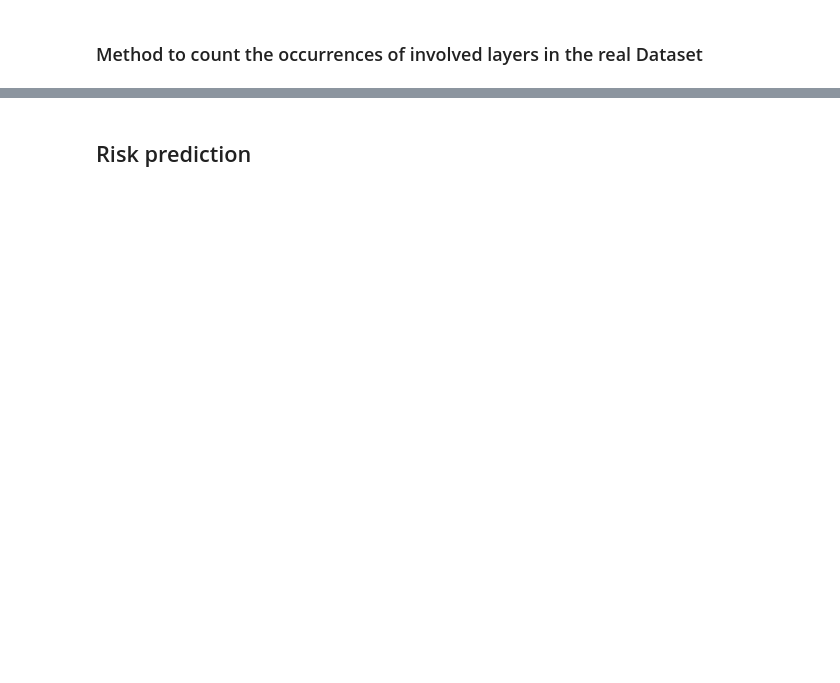
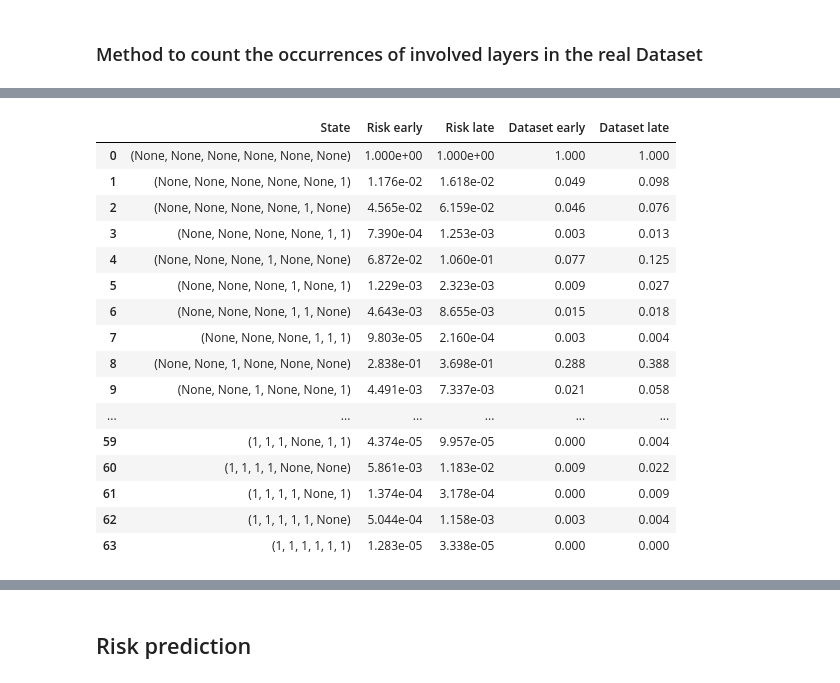
Before and after one commit to lfranceschetti/lymph_model_comparison, a Jupyter notebook: notebooks/analysis.ipynb, the cells around one changed output, grey strips where cells are left out. Saved outputs shown, nothing was run; the diff lists cells and outputs as text; code cells hidden in the pictures; blank space fills up the shorter version.

```diff
--- a/notebooks/analysis.ipynb
+++ b/notebooks/analysis.ipynb
@@ -41,7 +59,7 @@ Loading patients of early T-stage
 # %% [markdown]
 ## Analyse patients with p = 0
 # %%
-extended_systm.spread_probs = np.random.uniform(low=0., high=1., size=9)
+extended_systm.spread_probs = np.random.uniform(low=0., high=1., size=11)
 
 max_t=10
 t = np.arange(max_t + 1)
@@ -220,9 +220,5 @@ for meas in all_possible_measurements:
     exp = layer_involvement_expectation(meas, [(1.,1.), (0.63, 0.81), (0.86, 0.79), (0.63, 0.81)])
     stat = layer_involvement_statistical(meas, [(1.,1.), (0.63, 0.81), (0.86, 0.79), (0.63, 0.81)])
     hier = layer_involvement_hierarchical(meas, [(1.,1.), (0.63, 0.81), (0.86, 0.79), (0.63, 0.81)])
-    if(exp != stat):
-        print(meas, f"\t\t\t\texp={exp}   !=   stat={stat}")
-    if(hier != stat):
-        print(meas, f"\t\t\t\thier={hier}   !=   stat={stat}")
 # %% [output]
 0
@@ -273,24 +263,77 @@ def layer_occurence(df, t_stage=True):
 # %%
-def comparison_risk_w_dataset(df, layers, time_dists):
+extended_systm.modalities = {"PET": [0.86, 0.79]}
+extended_systm.spread_probs = np.mean(spread_probs, axis=0)
 
-    ##layers = ["I", "IV"]
-
-    # time_dists={
-    #     "early": lymph.utils.fast_binomial_pmf(t, max_t, early_p),
-    #     "late" : lymph.utils.fast_binomial_pmf(t, max_t, mean_late_p)
-    # }
-
-    all_layer_cols = df.columns.get_level_values(1)
-    all_layers = list(dict.fromkeys(all_layer_cols))[:-1]
-    involvement = np.repeat(None, len(all_layers))
-    for i, layer in enumerate(all_layers):
-        if(layers.includes(layer)):
-            involvement[i]= 1
+def comparison_risk_w_dataset(df, time_dists):
+    poss_measurement = list(itertools.product([None,1], repeat=6))
     diagnose = {"PET": [None,None,None,None,None,None]}
 
-    for key in time_dists.keys():
-        risk =  extended_systm.risk(
-                        diagnoses=diagnose, inv=involvement,
-                        time_dist=time_dists[key],
-                        mode="HMM"
-                    )
+    risks = {val: [] for val in time_dists.keys()}
+    probs_dataset = {val: [] for val in time_dists.keys()}
+    for meas in poss_measurement:
+        for key in time_dists.keys():
+            risk =  extended_systm.risk(
+                            diagnoses=diagnose, inv=meas,
+                            time_dist=time_dists[key],
+                            mode="HMM"
+                        )
+            risks[key].append(risk)
+
+            p_dataset = prevalence_in_dataset(df, meas, key)
+            probs_dataset[key].append(p_dataset)
+
+    overview = pd.DataFrame()
+    overview["State"] = poss_measurement
+    overview["Risk early"] = risks["early"]
+    overview["Risk late"] = risks["late"]
+    overview["Dataset early"]= probs_dataset["early"]
+    overview["Dataset late"]= probs_dataset["late"]
+
+    pd.set_option('display.max_rows', None)
+    pd.set_option('display.max_columns', None)
+    pd.set_option('display.width', 1000)
+    pd.set_option('display.colheader_justify', 'center')
+    pd.set_option('display.precision', 3)
+
+    return overview
+
+
+
+
+max_t=10
+t = np.arange(max_t + 1)
+early_p=0.3
+time_dists={
+        "early": lymph.utils.fast_binomial_pmf(t, max_t, early_p),
+        "late" : lymph.utils.fast_binomial_pmf(t, max_t, mean_late_p)
+}
+
+data = pd.read_csv("../data/ipsi_data.csv", header=[0,1])
+overview = comparison_risk_w_dataset(data, time_dists)
+
+pd.set_option('display.max_rows', None)
+pd.set_option('display.max_columns', None)
+pd.set_option('display.width', 1000)
+pd.set_option('display.colheader_justify', 'center')
+pd.set_option('display.precision', 3)
+
+
+display(overview)
+# %% [output]
+|  | State | Risk early | Risk late | Dataset early | Dataset late |
+| 0 | (None, None, None, None, None, None) | 1.000e+00 | 1.000e+00 | 1.000 | 1.000 |
+| 1 | (None, None, None, None, None, 1) | 1.176e-02 | 1.618e-02 | 0.049 | 0.098 |
+| 2 | (None, None, None, None, 1, None) | 4.565e-02 | 6.159e-02 | 0.046 | 0.076 |
+| 3 | (None, None, None, None, 1, 1) | 7.390e-04 | 1.253e-03 | 0.003 | 0.013 |
+| 4 | (None, None, None, 1, None, None) | 6.872e-02 | 1.060e-01 | 0.077 | 0.125 |
+| 5 | (None, None, None, 1, None, 1) | 1.229e-03 | 2.323e-03 | 0.009 | 0.027 |
+| 6 | (None, None, None, 1, 1, None) | 4.643e-03 | 8.655e-03 | 0.015 | 0.018 |
+| 7 | (None, None, None, 1, 1, 1) | 9.803e-05 | 2.160e-04 | 0.003 | 0.004 |
+| 8 | (None, None, 1, None, None, None) | 2.838e-01 | 3.698e-01 | 0.288 | 0.388 |
+| 9 | (None, None, 1, None, None, 1) | 4.491e-03 | 7.337e-03 | 0.021 | 0.058 |
+| ... | ... | ... | ... | ... | ... |
+| 59 | (1, 1, 1, None, 1, 1) | 4.374e-05 | 9.957e-05 | 0.000 | 0.004 |
+| 60 | (1, 1, 1, 1, None, None) | 5.861e-03 | 1.183e-02 | 0.009 | 0.022 |
+| 61 | (1, 1, 1, 1, None, 1) | 1.374e-04 | 3.178e-04 | 0.000 | 0.009 |
+| 62 | (1, 1, 1, 1, 1, None) | 5.044e-04 | 1.158e-03 | 0.003 | 0.004 |
+| 63 | (1, 1, 1, 1, 1, 1) | 1.283e-05 | 3.338e-05 | 0.000 | 0.000 |
```
Also changed, not shown: parts of 11 cells of this notebook, 17 other files.
